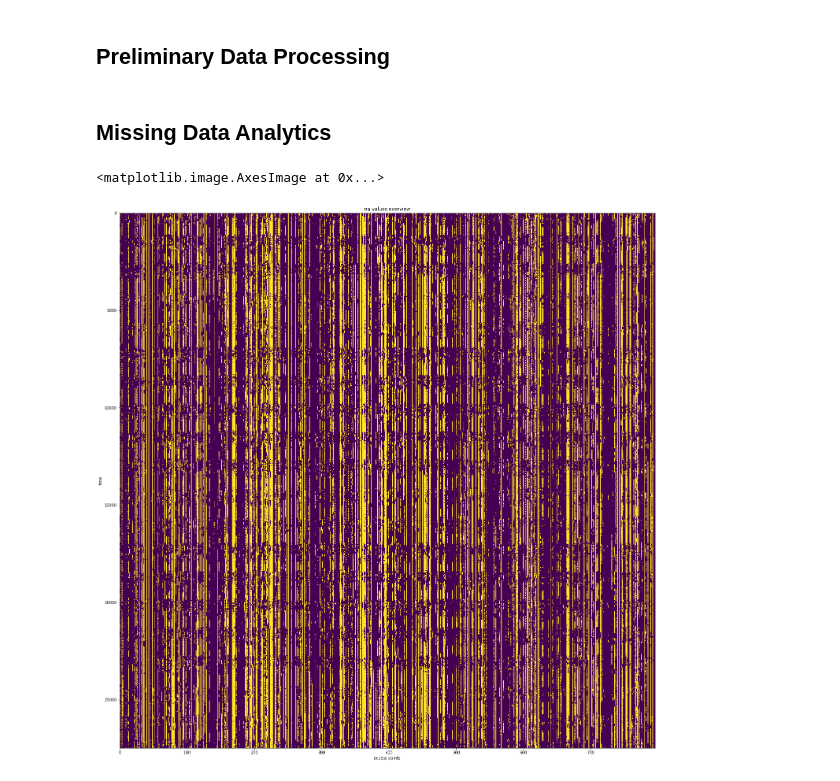
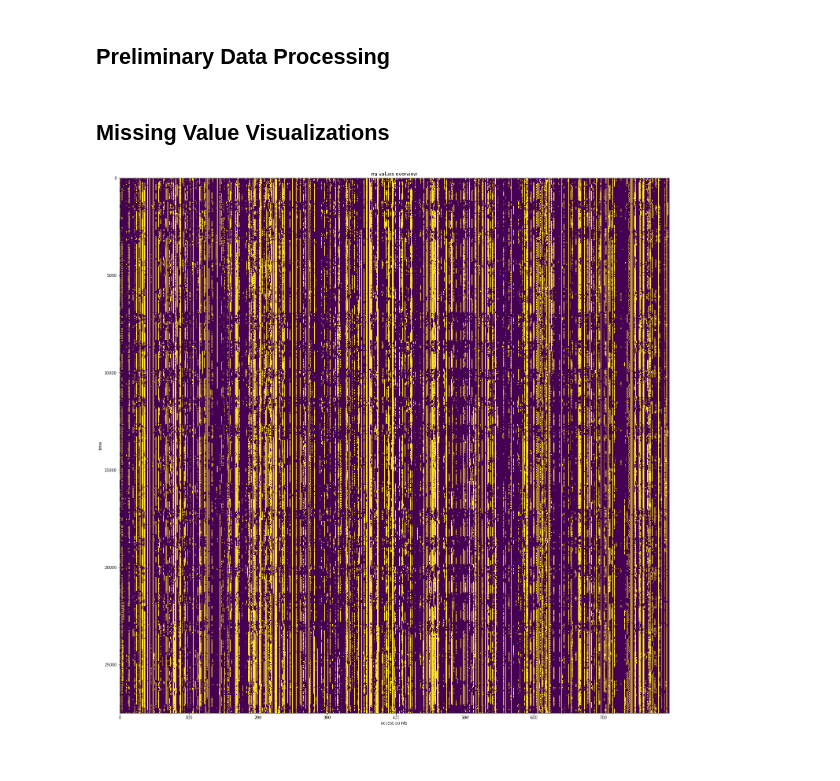
Before and after one commit to lux12337/wifi_occupancy, a Jupyter notebook: analytics-apps/missing-data.ipynb, the cells around one changed output. Cells and saved outputs as stored; diff of their text form; code cells hidden in the pictures.

Commit message:
na_map_and_barchart

```diff
--- a/analytics-apps/missing-data.ipynb
+++ b/analytics-apps/missing-data.ipynb
@@ -33,14 +34,21 @@ occ: pd.DataFrame = dfm.csv_to_timeseries_df(
     filepath=filepath, timezone=timezone
 )
 # %% [markdown]
-## Missing Data Analytics
+## Missing Value Visualizations
-# %%
-fig, ax = plt.subplots(figsize=(25, 25))
-ax.set_title('na values overview')
-ax.set_xlabel('access points')
-ax.set_ylabel('time')
-occ_isna = occ.isna().to_numpy()
-ax.imshow(occ_isna, aspect=occ_isna.shape[1]/occ_isna.shape[0])
-# %% [output]
-<matplotlib.image.AxesImage at 0x...>
-[figure, removed]
+# %%
+def na_map_and_barchart(
+    timeseries: pd.DataFrame,
+    title: str, xlabel: str = 'access points', ylabel: str = 'time',
+    figsize: Tuple[Union[int, float], Union[int, float]] = (25, 25)
+) -> None:
+    fig, ax = plt.subplots(figsize=figsize)
+    ax.set_title(title)
+    ax.set_xlabel(xlabel)
+    ax.set_ylabel(ylabel)
+    timeseries_isna = timeseries.isna().to_numpy()
+    ax.set_aspect(timeseries_isna.shape[1]/timeseries_isna.shape[0])
+    ax.imshow(timeseries_isna, aspect='auto')
+# %%
+na_map_and_barchart(timeseries=occ, title='na values overview')
+# %% [output]
+[figure, added]
```
Also changed, not shown: parts of 1 cell of this notebook.
